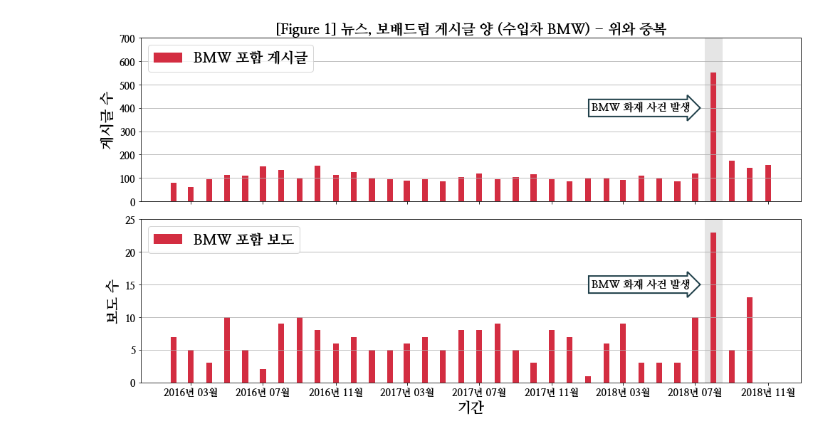
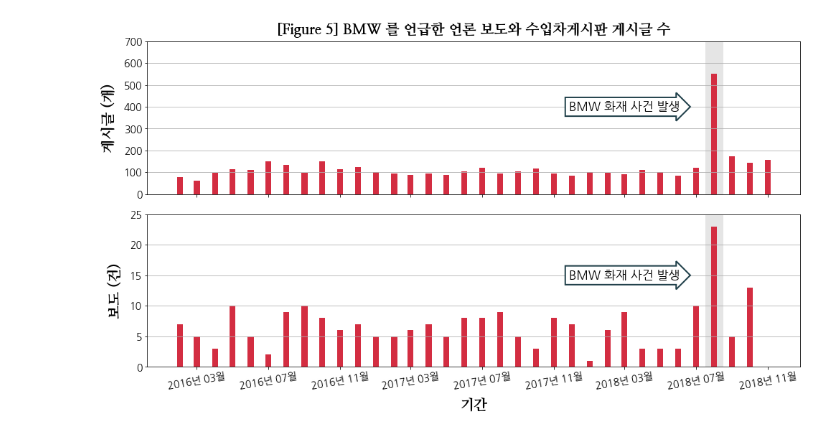
Before and after one commit to Lactobacillus/Media_BigData, a Jupyter notebook: figure 20181216.ipynb, the cells around one changed output. Saved outputs shown, nothing was run; the diff lists cells and outputs as text; code cells hidden in the pictures.

```diff
--- a/figure 20181216.ipynb
+++ b/figure 20181216.ipynb
@@ -10,6 +10,7 @@ import scipy as sp
 import numpy as np
 import pandas as pd
 from konlpy.tag import Okt
+from konlpy.tag import Komoran
 from datetime import datetime
 import matplotlib as mpl
 import matplotlib.pyplot as plt
@@ -20,7 +21,7 @@ from matplotlib import font_manager
 %matplotlib inline
 #plt.rc('text', usetex = True) # use if latex is installed
 plt.rcParams['text.latex.unicode'] = True
-plt.rcParams["font.family"] = 'NanumMyeongjo'
+plt.rcParams["font.family"] = 'NanumGothic'
 plt.rcParams["font.size"] = 20
 
 SMALL_SIZE = 14
@@ -275,45 +343,46 @@ y_news_bmw = df_news_bmw['title'].groupby([df_news_bmw["time"].dt.year.rename('y
 # %%
 fig, ax = plt.subplots(2, 1, figsize = (14, 8), sharex = True)
 
-ax[0].bar(x_bmw_date['date'].values, y_bmw, label = 'BMW 포함 게시글', width = 10, color = '#D32D41', zorder = 1)
+ax[0].bar(x_bmw_date['date'].values, y_bmw, label = '보배드림 수입차게시판', width = 10, color = '#D32D41', zorder = 1)
 ax[0].axvline(x = mdates.date2num(x_bmw_date['date'].values)[-4],
            color = 'gray', lw = 25, alpha = 0.2, zorder = 0)
 
-ax[1].bar(x_news_bmw_date['date'].values, y_news_bmw, label = 'BMW 포함 보도', width = 10, color = '#D32D41', zorder = 1)
+ax[1].bar(x_news_bmw_date['date'].values, y_news_bmw, label = '언론 보도', width = 10, color = '#D32D41', zorder = 1)
 ax[1].axvline(x = mdates.date2num(x_news_bmw_date['date'].values)[-3],
            color = 'gray', lw = 25, alpha = 0.2, zorder = 0)
 
-ax[0].set_title(r'[Figure 1] 뉴스, 보배드림 게시글 양 (수입차 BMW) - 위와 중복', fontsize = 20, fontname = myeongjo)
-ax[0].set_ylabel('게시글 수', fontsize = 20, fontname = myeongjo)
-ax[0].legend(loc = 'upper left', fontsize = 20)
+ax[0].set_title(r'[Figure 5] BMW 를 언급한 언론 보도와 수입차게시판 게시글 수', fontsize = 20, fontname = myeongjo, pad = 10)
+ax[0].set_ylabel('게시글 (개)', fontsize = 20, fontname = myeongjo, labelpad = 10)
+#ax[0].legend(loc = 'upper left', prop = {'family' : myeongjo, 'size' : 18})
 ax[0].grid(axis = 'y')
 
-ax[1].set_ylabel('보도 수', fontsize = 20, fontname = myeongjo)
-ax[1].legend(loc = 'upper left', fontsize = 20)
+ax[1].set_ylabel('보도 (건)', fontsize = 20, fontname = myeongjo, labelpad = 10)
+#ax[1].legend(loc = 'upper left', prop = {'family' : myeongjo, 'size' : 18})
 ax[1].grid(axis = 'y')
 
 ax[0].get_xaxis().set_major_formatter(mdates.DateFormatter('%Y년 %m월'))
 ax[0].get_yaxis().set_major_formatter(tkr.FuncFormatter(lambda x, p: format(int(x), ',')))
 ax[1].get_xaxis().set_major_formatter(mdates.DateFormatter('%Y년 %m월'))
 ax[1].get_yaxis().set_major_formatter(tkr.FuncFormatter(lambda x, p: format(int(x), ',')))
 
-ax[1].set_xlabel('기간', fontsize = 20, fontname = myeongjo)
+ax[1].set_xlabel('기간', fontsize = 20, fontname = myeongjo, labelpad = 10)
 
 ax[0].set_ylim(0, 700)
 ax[0].set_yticks(np.arange(0, 700 + 1, 100))
 ax[1].set_ylim(0, 25)
 ax[1].set_yticks(np.arange(0, 25 + 1, 5))
 
-ax[0].text(mdates.date2num(x_bmw_date['date'].values[-8]), 400,
-           'BMW 화재 사건 발생', ha = 'center', va = 'center', rotation = 0, size = 15,
+ax[0].text(mdates.date2num(x_bmw_date['date'].values[-9]), 400,
+           'BMW 화재 사건 발생', ha = 'center', va = 'center', rotation = 0, size = 17,
            bbox = dict(boxstyle = 'rarrow', fc = (1, 1, 1), ec = '#1F3F49', lw = 2))
 
-ax[1].text(mdates.date2num(x_news_bmw_date['date'].values[-7]), 15,
-           'BMW 화재 사건 발생', ha = 'center', va = 'center', rotation = 0, size = 15,
+ax[1].text(mdates.date2num(x_news_bmw_date['date'].values[-8]), 15,
+           'BMW 화재 사건 발생', ha = 'center', va = 'center', rotation = 0, size = 17,
            bbox = dict(boxstyle = 'rarrow', fc = (1, 1, 1), ec = '#1F3F49', lw = 2))
 
-fig.tight_layout()
+plt.xticks(rotation = 10)
+plt.tight_layout()
 plt.show()
 # %% [output]
-[figure, old version]
+[figure, new version]
 # %%
```
Also changed, not shown: parts of 20 cells of this notebook.
